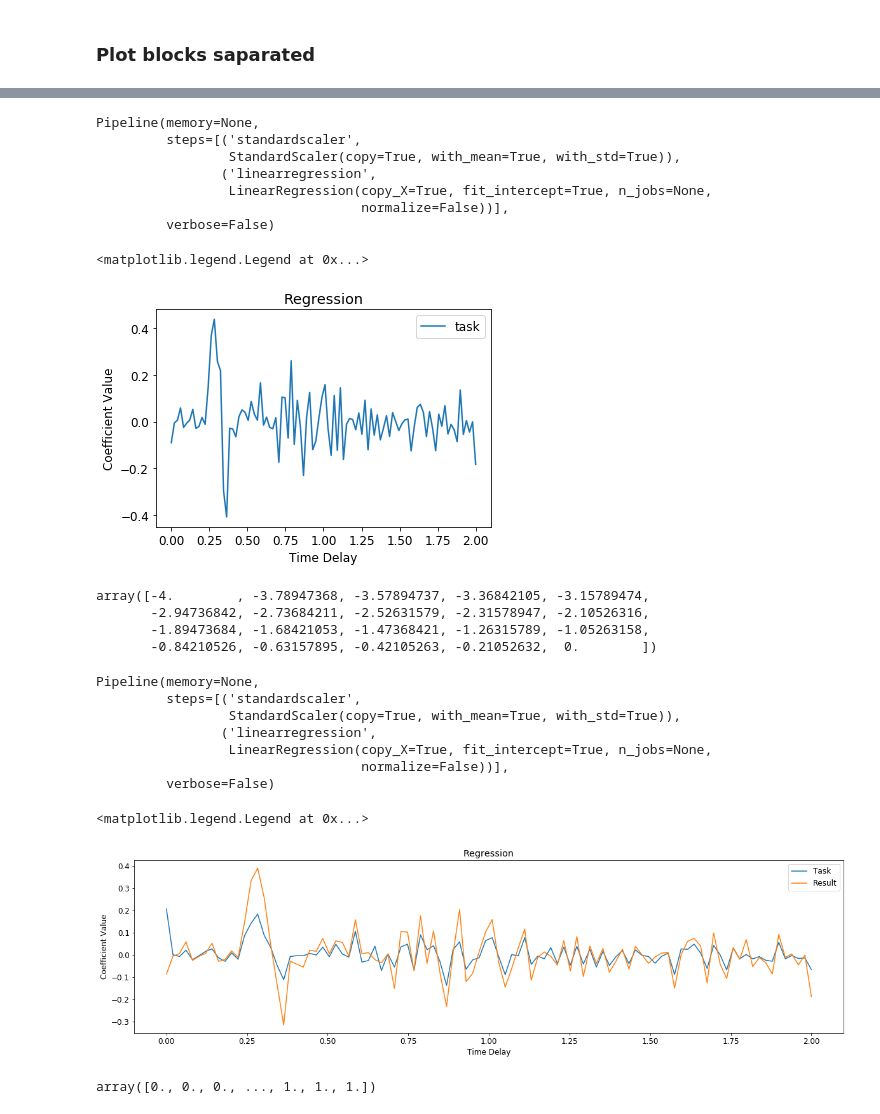
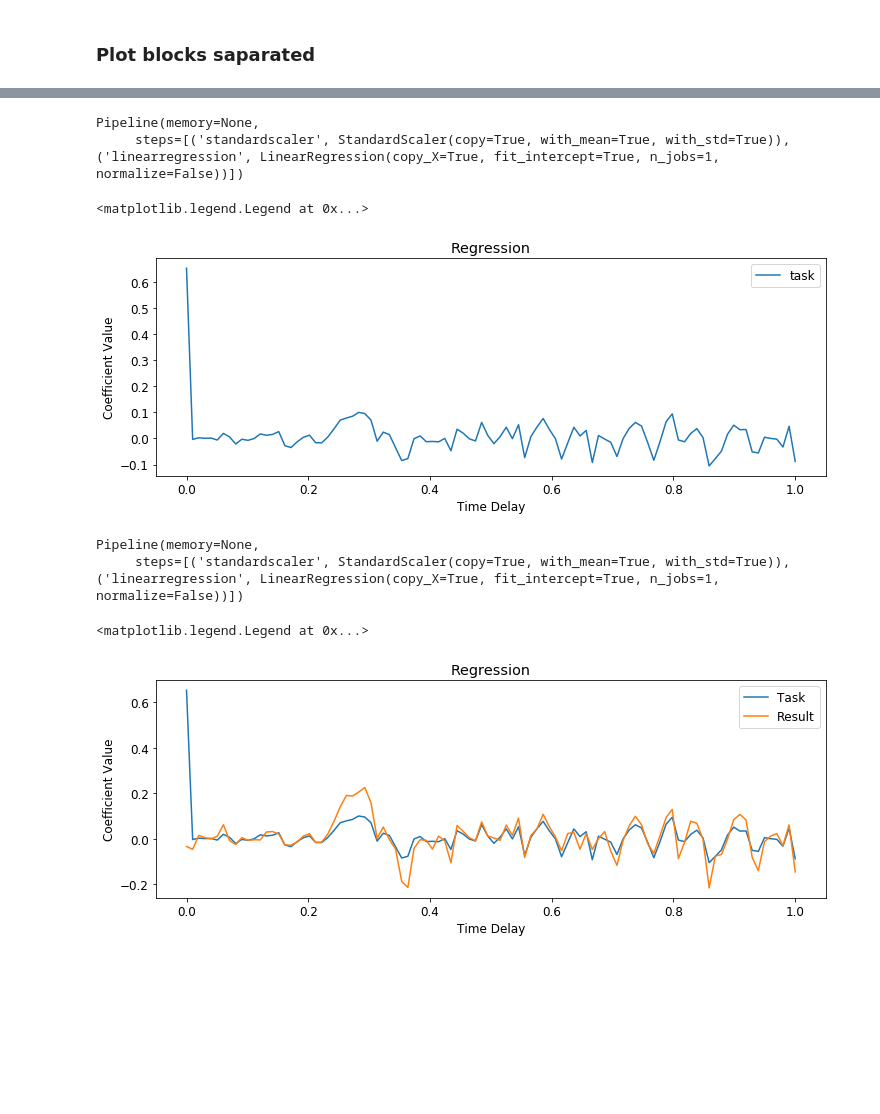
Before and after one commit to pinheirochagas/lbcn_encoding_decoding, a Jupyter notebook: notebooks/encoding_model_pipeline.ipynb, the cells around one changed output, grey strips where cells are left out. Drawn from its saved outputs; the diff is of its cells as text; code cells hidden in the pictures; blank space fills up the shorter version.

Commit message:
notebook data

```diff
--- a/notebooks/encoding_model_pipeline.ipynb
+++ b/notebooks/encoding_model_pipeline.ipynb
@@ -69,11 +69,9 @@ data = pd.read_csv('/Users/pinheirochagas/Pedro/drive/Stanford/projects/math_net
 # %%
 # Set extreme values to zero
 data.loc[data.loc[:,'HFB']>30, 'HFB'] = 0
-
 # Recode task name
-data.loc[data.loc[:,'task_general_cond_name']==4, 'task_general_cond_name'] = 3
+data.loc[data.loc[:,'task_general_cond_name']==4, 'task_general_cond_name'] = 2
 data.loc[data.loc[:,'task_general_cond_name']==6, 'task_general_cond_name'] = 1
-data.loc[data.loc[:,'task_general_cond_name']==8, 'task_general_cond_name'] = 2
 # %% [markdown]
 ### Plot all blocks concatenated
 # %%
@@ -92,19 +90,18 @@ fig, ax = plt.subplots(n_blocks,1,figsize=(20, 15))
 
 # Filter trials
 math_trials = data.loc[:,'HFB'].copy()
-math_trials[data.loc[:,'task_general_cond_name']!=3] = np.nan
+math_trials[data.loc[:,'task_general_cond_name']!=2] = np.nan
 memo_trials = data.loc[:,'HFB'].copy()
 memo_trials[data.loc[:,'task_general_cond_name']!=1] = np.nan
 
 for i in range(n_blocks):
     #ax[i].plot(samples[data[:,4]==i+1], data[data[:,4]==i+1,3])
-    ax[i].plot(data.loc[data.loc[:,'block']==i+1,'HFB'], color=[0.5,0.5,0.5], label="Rest")
     ax[i].plot(math_trials[data.loc[:,'block']==i+1], 'r', label="Math")
     ax[i].plot(memo_trials[data.loc[:,'block']==i+1], 'b', label="Memory")
     ax[i].set_ylim([0,30])
     ax[i].set_title('Block ' + str(i+1))
     #ax[i].set_xlabel('Samples')
     ax[i].set_ylabel('Normalized HFB Power')
-    plt.rcParams.update({'font.size': 12})
+    plt.rcParams.update({'font.size': 10})
     ax[i].legend()
 # %% [output]
@@ -127,5 +136,5 @@ trials = int(r/times)
 # %%
 features_reshape = np.reshape(features, (trials, times))
-np.shape(features_reshape)
 features_reshape = np.expand_dims(features_reshape, axis=1)
-np.shape(features_reshape)
+delays = np.linspace(-1, 0., 100)
+X_delayed = delay_time_series(features_reshape, delays, 500)
@@ -134,3 +140,0 @@ np.shape(features_reshape)
-# %%
-delays = np.linspace(-2, 0., 100)
-X_delayed = delay_time_series(features_reshape, delays, 500)
@@ -172,31 +172,19 @@ est = make_pipeline(StandardScaler(), LinearRegression())
 est.fit(X_env, y)
 # %% [output]
 Pipeline(memory=None,
-         steps=[('standardscaler',
-                 StandardScaler(copy=True, with_mean=True, with_std=True)),
-                ('linearregression',
-                 LinearRegression(copy_X=True, fit_intercept=True, n_jobs=None,
-                                  normalize=False))],
-         verbose=False)
+     steps=[('standardscaler', StandardScaler(copy=True, with_mean=True, with_std=True)), ('linearregression', LinearRegression(copy_X=True, fit_intercept=True, n_jobs=1, normalize=False))])
 # %%
 # Plot results
-fig, ax = plt.subplots()
+fig, ax = plt.subplots(figsize=(12, 4))
 ax.plot(np.abs(delays), est.steps[-1][-1].coef_, label = 'task')
 
 ax.set_xlabel('Time Delay')
 ax.set_ylabel('Coefficient Value')
 ax.set_title('Regression')
 ax.legend()
 # %% [output]
 <matplotlib.legend.Legend at 0x...>
-[figure, old version]
+[figure, new version]
-# %%
-delays
-# %% [output]
-array([-4.        , -3.78947368, -3.57894737, -3.36842105, -3.15789474,
-       -2.94736842, -2.73684211, -2.52631579, -2.31578947, -2.10526316,
-       -1.89473684, -1.68421053, -1.47368421, -1.26315789, -1.05263158,
-       -0.84210526, -0.63157895, -0.42105263, -0.21052632,  0.        ])
 # %%
 # Choose another feature
 times = np.shape(np.unique(data.loc[:,'time']))
@@ -213,15 +201,10 @@ est_res = make_pipeline(StandardScaler(), LinearRegression())
 est_res.fit(X_env, y)
 # %% [output]
 Pipeline(memory=None,
-         steps=[('standardscaler',
-                 StandardScaler(copy=True, with_mean=True, with_std=True)),
-                ('linearregression',
-                 LinearRegression(copy_X=True, fit_intercept=True, n_jobs=None,
-                                  normalize=False))],
-         verbose=False)
+     steps=[('standardscaler', StandardScaler(copy=True, with_mean=True, with_std=True)), ('linearregression', LinearRegression(copy_X=True, fit_intercept=True, n_jobs=1, normalize=False))])
 # %%
 # Plot results
-fig, ax = plt.subplots(figsize=(20, 5))
+fig, ax = plt.subplots(figsize=(12, 4))
 ax.plot(np.abs(delays), est.steps[-1][-1].coef_, label = 'Task')
 ax.plot(np.abs(delays), est_res.steps[-1][-1].coef_,label = 'Result')
 #ax.plot(np.abs(delays), est_cd.steps[-1][-1].coef_,label = 'Cross decade')
@@ -233,8 +216,4 @@ ax.set_title('Regression')
 ax.legend()
 # %% [output]
 <matplotlib.legend.Legend at 0x...>
-[figure, old version]
+[figure, new version]
-# %%
-features
-# %% [output]
-array([0., 0., 0., ..., 1., 1., 1.])
```
Also changed, not shown: parts of 20 cells of this notebook, 4 other files.
